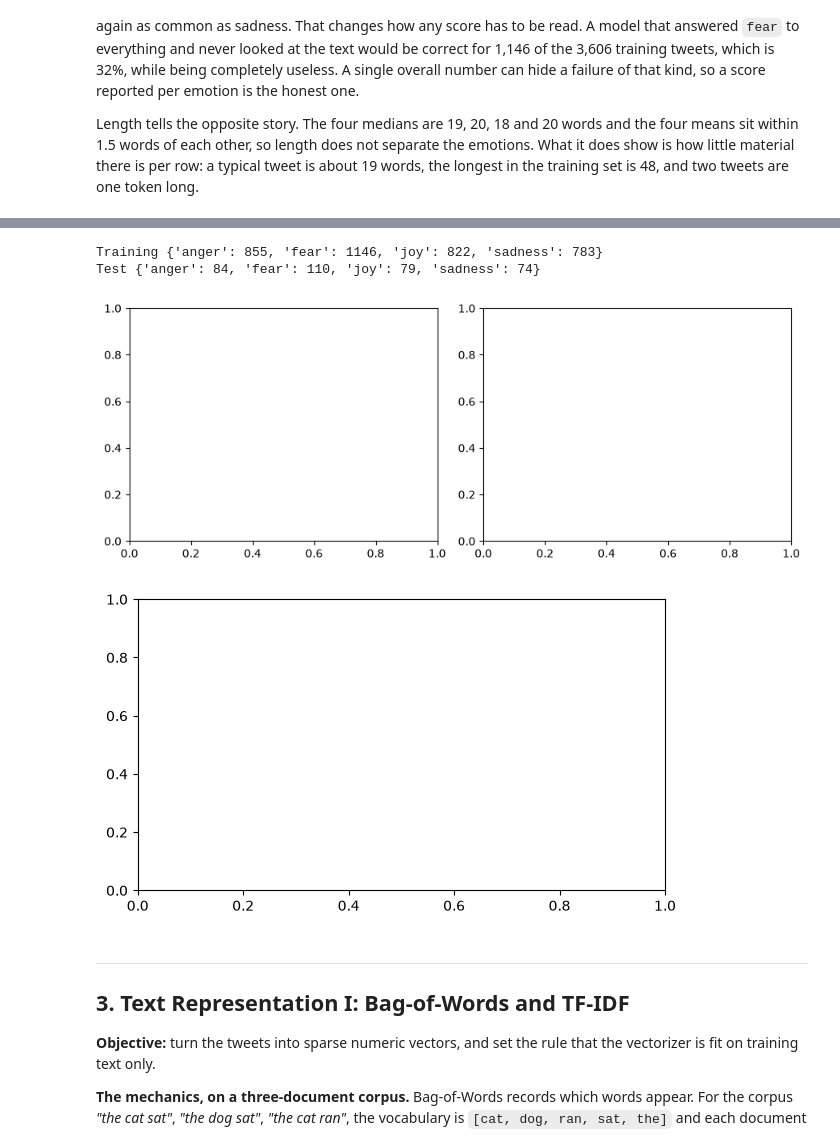
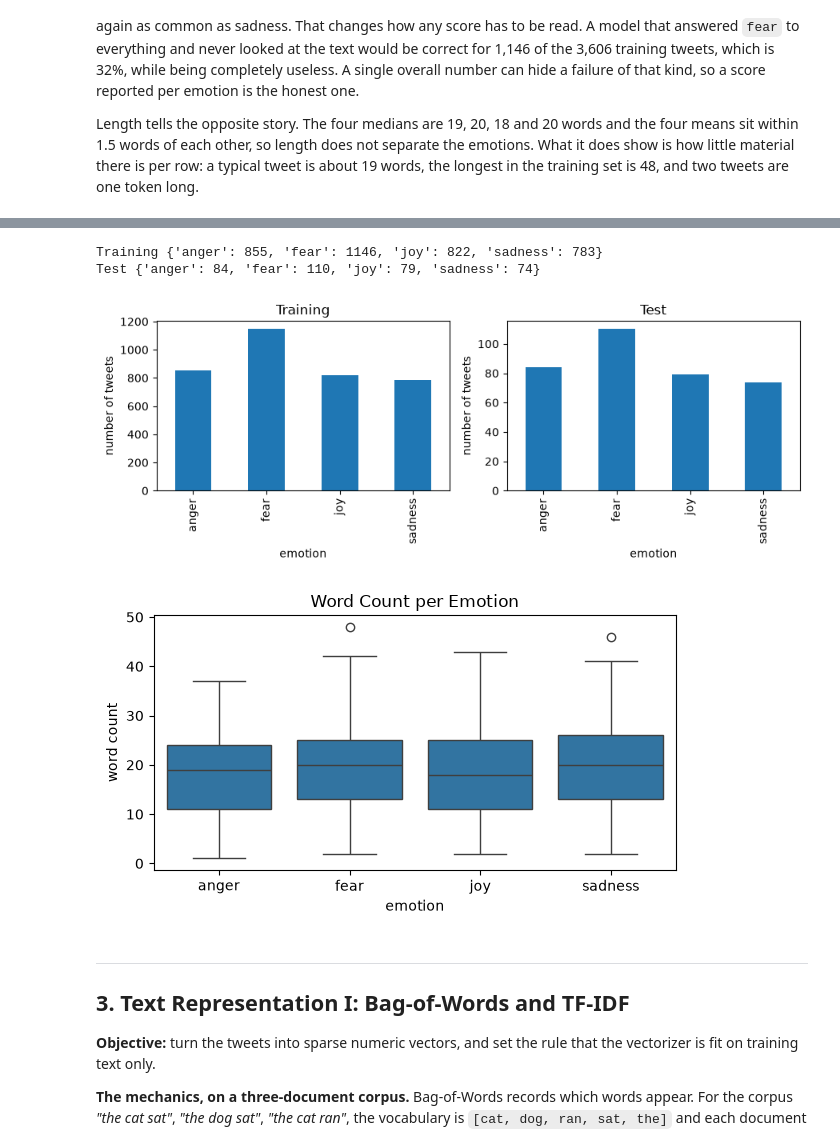
Before and after one commit to eon05/DM2026-Lab2-Exercise, a Jupyter notebook: DM2026-Lab2-Master.ipynb, the cells around one changed output, grey strips where cells are left out. Drawn from its saved outputs; the diff is of its cells as text; code cells hidden in the pictures.

```diff
--- a/DM2026-Lab2-Master.ipynb
+++ b/DM2026-Lab2-Master.ipynb
@@ -348,37 +348,49 @@ Illustrative layout examples below: make your own plots from the current data an
 # %%
 # --- Plot 1: class distribution, training vs test, side by side ---
 fig, axes = plt.subplots(1, 2, figsize=(9, 3.5))
 
 for ax, (split_name, df) in zip(axes, [("Training", train_df), ("Test", test_df)]):
     counts = df["emotion"].value_counts().reindex(LABELS)  # reindex = same label order in both panels
     print(split_name, counts.to_dict())                    # the numbers to quote in your observations
-    # TODO: draw `counts` as a bar chart on `ax` (Section 2.2 does this for one panel)
-    # TODO: ax.set_title(...), ax.set_xlabel(...), ax.set_ylabel(...)
+
+    counts.plot(kind = "bar", ax = ax) # draw the counts as bars on this panel
+    ax.set_title(split_name)           # panel title: "Training" or "Test"
+    ax.set_xlabel("emotion")
+    ax.set_ylabel("number of tweets")
 
 plt.tight_layout()
 plt.show()
 
 # --- Plot 2: word count per emotion, training set ---
 # train_df["word_count"] was added in Section 2.2.
 # The test set has no word_count column yet; test_df["tokens"].map(len) would give it.
 fig, ax = plt.subplots(figsize=(6, 3.5))
 
-# TODO: one box per emotion, in LABELS order. Fill in the arguments:
-# sns.boxplot(data=..., x=..., y=..., order=LABELS, ax=ax)
-# TODO: title and axis labels.
+# one box per emotion
+sns.boxplot(data = train_df, x= "emotion", y= "word_count", order = LABELS, ax = ax)
+
+# title and axis labels.
+ax.set_title("Word Count per Emotion")
+ax.set_xlabel("emotion")
+ax.set_ylabel("word count")
 # A box marks the median, the middle half of the data, and the outliers beyond the whiskers.
 
 plt.tight_layout()
 plt.show()
 
 # --- Your two observations (one about balance, one about length) ---
-# 1.
-# 2.
+# 1. The classes are imbalanced. In training, fear has 1,146 tweets (around 31% of the total),
+# while anger has 855, joy has 822, and sadness has 783. The test set shows the same order,
+# with fear again the largest. Because one class is around 30% of the data, plain accuracy
+# could look good even for a model that mostly guesses "fear".
+# 2. In the box plot, all 4 emotions have a median of about 20 words, so typical tweet length
+# does not separate them. Fear and sadness both have one outlier, both a little less than 50
+# words, while anger and joy have none.
 # %% [output]
 Training {'anger': 855, 'fear': 1146, 'joy': 822, 'sadness': 783}
 Test {'anger': 84, 'fear': 110, 'joy': 79, 'sadness': 74}
-[figure, old version]
+[figure, new version]
-[figure, old version]
+[figure, new version]
 # %% [markdown]
 ---
 ## 3. Text Representation I: Bag-of-Words and TF-IDF
```
